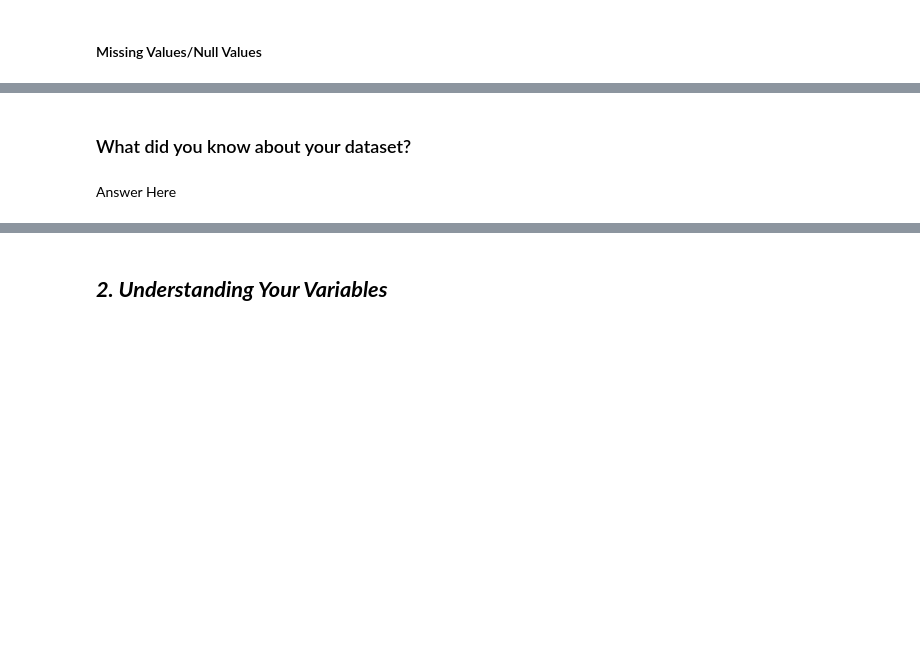
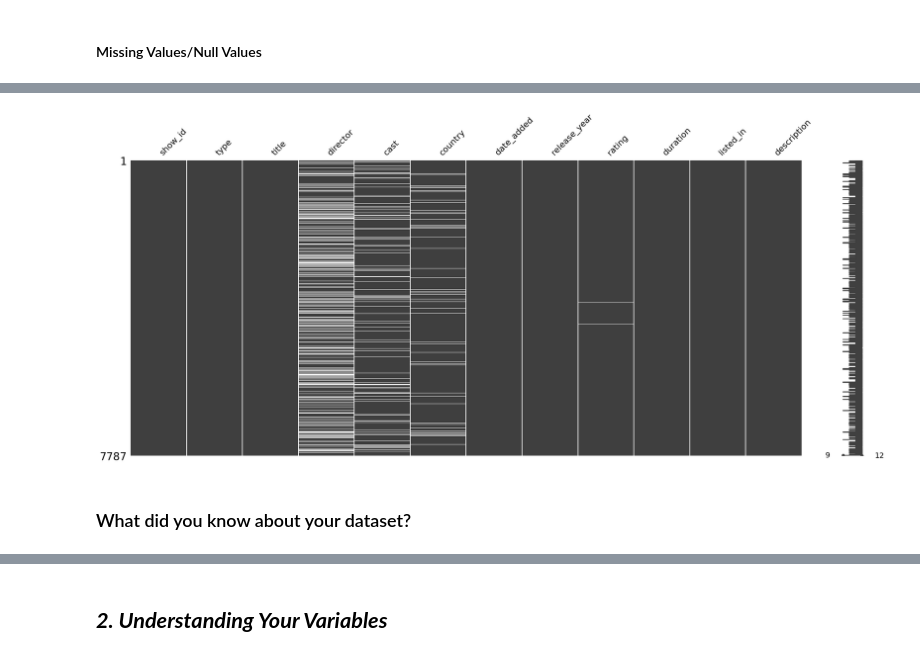
Before and after one commit to 007tickooayush/ML-Unsupervised-Netflix-Clustering-Recommendation-Project, a Jupyter notebook: Ayush_Tickoo_ML_Capstone_Unsupervised_Project.ipynb, the cells around one changed output, grey strips where cells are left out. Drawn from its saved outputs; the diff is of its cells as text; code cells hidden in the pictures; blank space fills up the shorter version.

Commit message:
missing values visualization and data description

```diff
--- a/Ayush_Tickoo_ML_Capstone_Unsupervised_Project.ipynb
+++ b/Ayush_Tickoo_ML_Capstone_Unsupervised_Project.ipynb
@@ -193,6 +266,8 @@ df.head()
 # %%
 # Visualizing the missing values
+msno.matrix(df)
+plt.show()
+# %% [output]
+[figure, added]
 # %% [markdown]
 ### What did you know about your dataset?
-# %% [markdown]
-Answer Here
```
Also changed, not shown: parts of 8 cells of this notebook.
